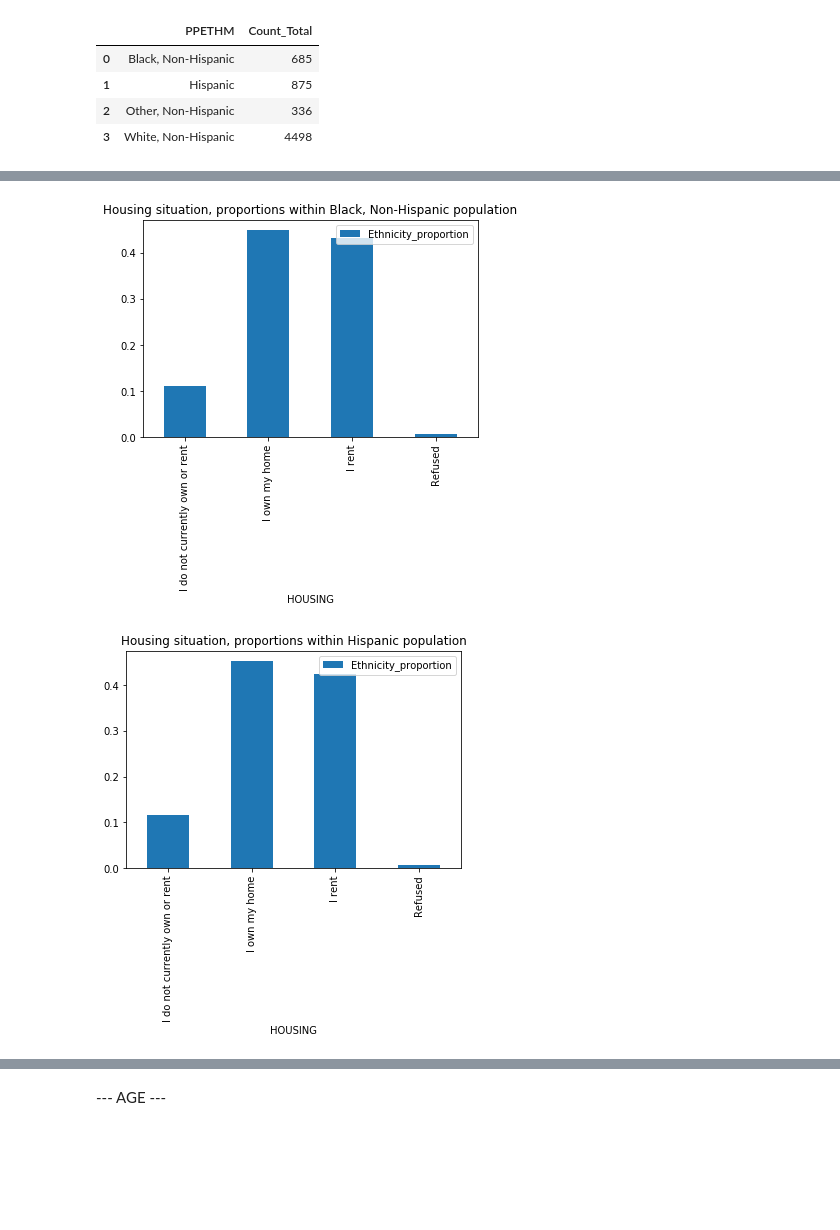
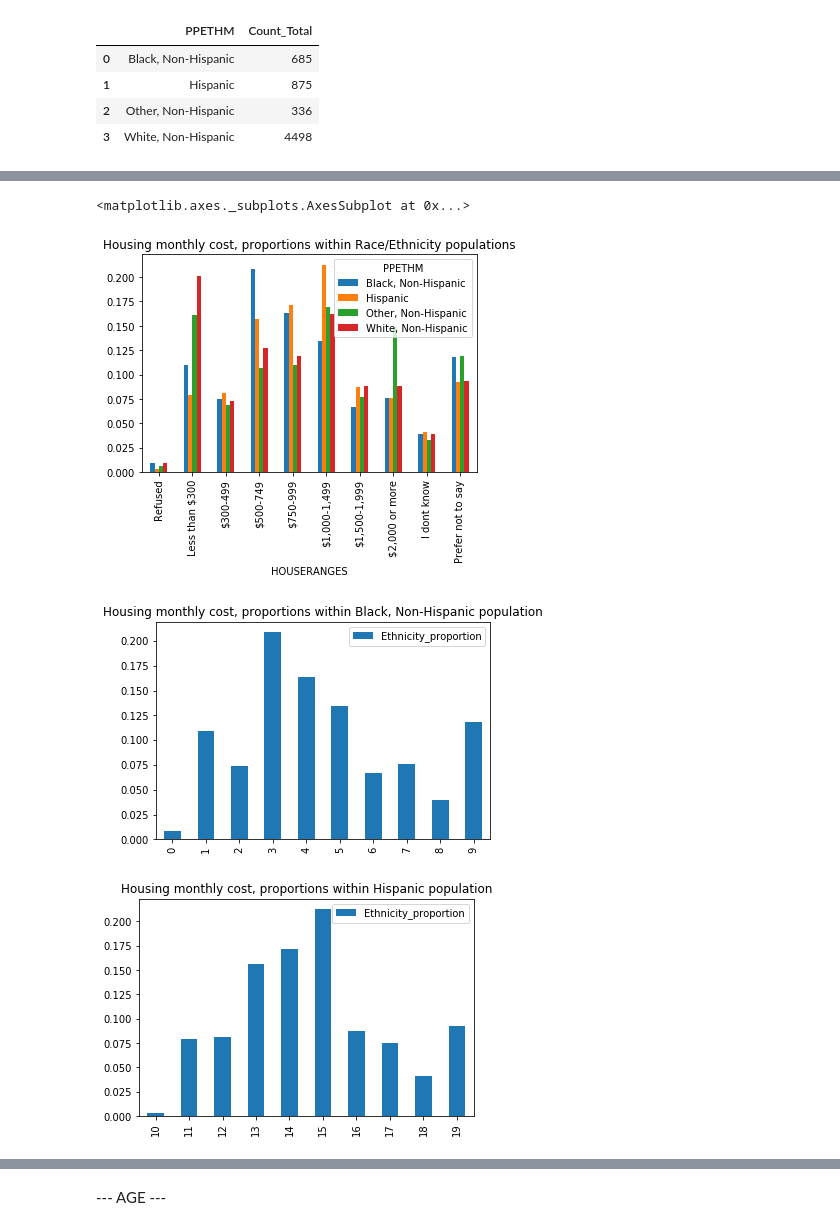
Before and after one commit to ds4a-team85/cohort2020-team-project, a Jupyter notebook: eda/CFPB_EDA.ipynb, the cells around one changed output, grey strips where cells are left out. Cells and saved outputs as stored; diff of their text form; code cells hidden in the pictures; blank space fills up the shorter version.

Commit message:
Modifying data visuals for easier comparison

```diff
--- a/eda/CFPB_EDA.ipynb
+++ b/eda/CFPB_EDA.ipynb
@@ -12,7 +12,7 @@ Consumer Financial Protection Bureau (CFPB), 2017
 * Any correlation between financial literacy education and each of our financial success metrics? Any differences among different demographics?
 * Include data visualizations where appropriate
 # %%
-df = pd.read_csv("./NFWBS_PUF_2016_data.csv")
+df = pd.read_csv("../data/NFWBS_PUF_2016_data.csv")
 # %%
 # Columns that most relate to our problem statement
 columns_of_interest = [
@@ -247,4 +243,0 @@ homeown_gender
-# %%
-gender_vals = homeown_gender['PPGENDER'].unique()
-for g in gender_vals:
-    homeown_gender[homeown_gender['PPGENDER'] == g].loc[:,['Gender_proportion']].plot.bar(title='Housing situation, proportions within %s' % (g))
@@ -292,4 +290,0 @@ homeown_range_gender
-# %%
-# gender_vals = homeown_gender['PPGENDER'].unique()
-for g in gender_vals:
-    homeown_range_gender[homeown_range_gender['PPGENDER'] == g].loc[:,['Gender_proportion']].plot.bar(title='Housing monthly cost, proportions within %s' % (g))
@@ -311,6 +303,5 @@ eth_totals
 homeown_eth = homeown_df.loc[:,['PUF_ID','PPETHM','HOUSING']].groupby(['PPETHM','HOUSING']).count().rename(columns={'PUF_ID':'Participant_Count'}).reset_index()
 homeown_eth = homeown_eth.merge(eth_totals)
 homeown_eth['Ethnicity_proportion'] = homeown_eth['Participant_Count'] / homeown_eth['Count_Total']
-homeown_eth = homeown_eth.set_index(['HOUSING'])
 homeown_eth
 # %% [output]
@@ -335,7 +354,25 @@ homeown_eth
+# %%
+homeown_range_eth_pivot = homeown_range_eth.pivot(index='HOUSERANGES',values='Ethnicity_proportion',columns='PPETHM')
+homeown_range_eth_pivot = homeown_range_eth_pivot.rename(index={
+      -1: "Refused",
+      1: "Less than $300",
+      2: "$300-499",
+      3: "$500-749",
+      4: "$750-999",
+      5: "$1,000-1,499",
+      6: "$1,500-1,999",
+      7: "$2,000 or more",
+      98: "I dont know",
+      99: "Prefer not to say"
+})
+homeown_range_eth_pivot.plot.bar(title='Housing monthly cost, proportions within Race/Ethnicity populations')
+# %% [output]
+<matplotlib.axes._subplots.AxesSubplot at 0x...>
+[figure, added]
 # %%
 eth_vals = homeown_eth['PPETHM'].unique()
 for g in eth_vals:
-    homeown_eth[homeown_eth['PPETHM'] == g].loc[:,['Ethnicity_proportion']].plot.bar(title='Housing situation, proportions within %s population' % (g))
+    homeown_range_eth[homeown_range_eth['PPETHM'] == g].loc[:,['Ethnicity_proportion']].plot.bar(title='Housing monthly cost, proportions within %s population' % (g))
 # %% [output]
-[figure, old version]
+[figure, new version]
-[figure, old version]
+[figure, new version]
```
Also changed, not shown: parts of 30 cells of this notebook.
